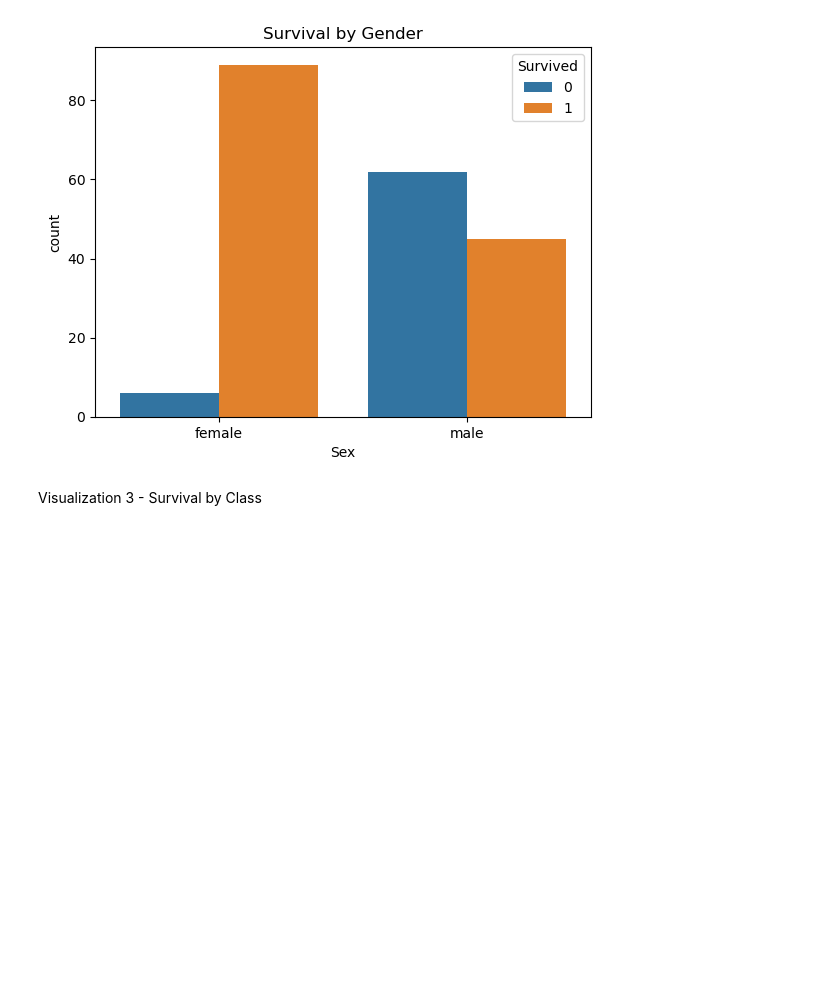
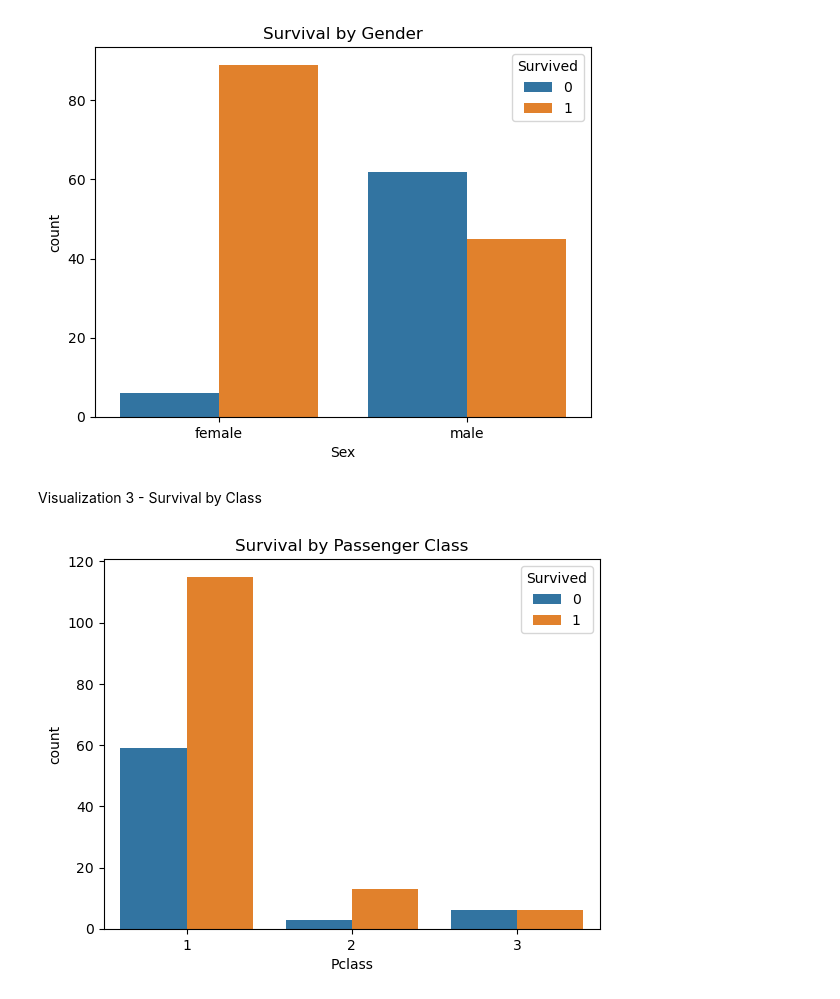
Before and after one commit to Aluka-Analysis/titanic-analysis, a Jupyter notebook: notebooks/01_titanic_ml.ipynb, the cells around one changed output. Drawn from its saved outputs; the diff is of its cells as text; code cells hidden in the pictures; blank space fills up the shorter version.

Commit message:
completed visualization for corr_heatmap, Age distribution and survival by passenger class.

```diff
--- a/notebooks/01_titanic_ml.ipynb
+++ b/notebooks/01_titanic_ml.ipynb
@@ -145,3 +145,10 @@ plt.show()
 [figure]
 # %% [markdown]
 Visualization 3 - Survival by Class
+# %%
+sns.countplot(x='Pclass', data=df, hue="Survived")
+plt.title("Survival by Passenger Class")
+plt.savefig(r"C:\Users\DOUBLE J\Documents\data-projects\Titanic-analysis\Outputs\Visualization\figures/Survival_By_Class.png")
+plt.show()
+# %% [output]
+[figure, added]
```
Also changed, not shown: parts of 4 cells of this notebook, 3 other files.
